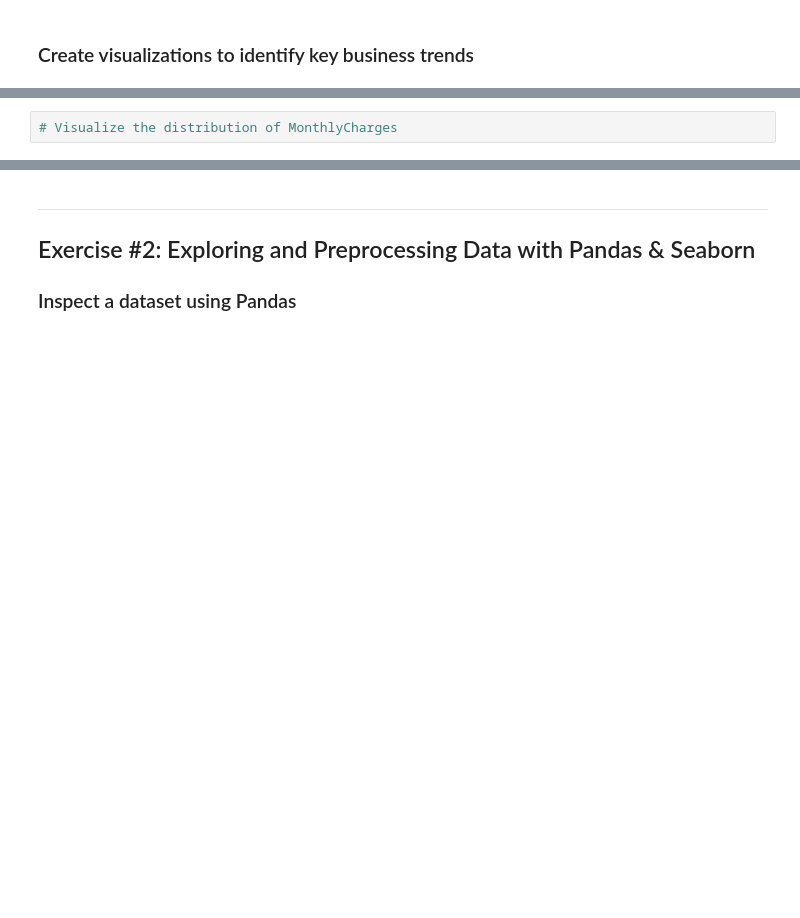
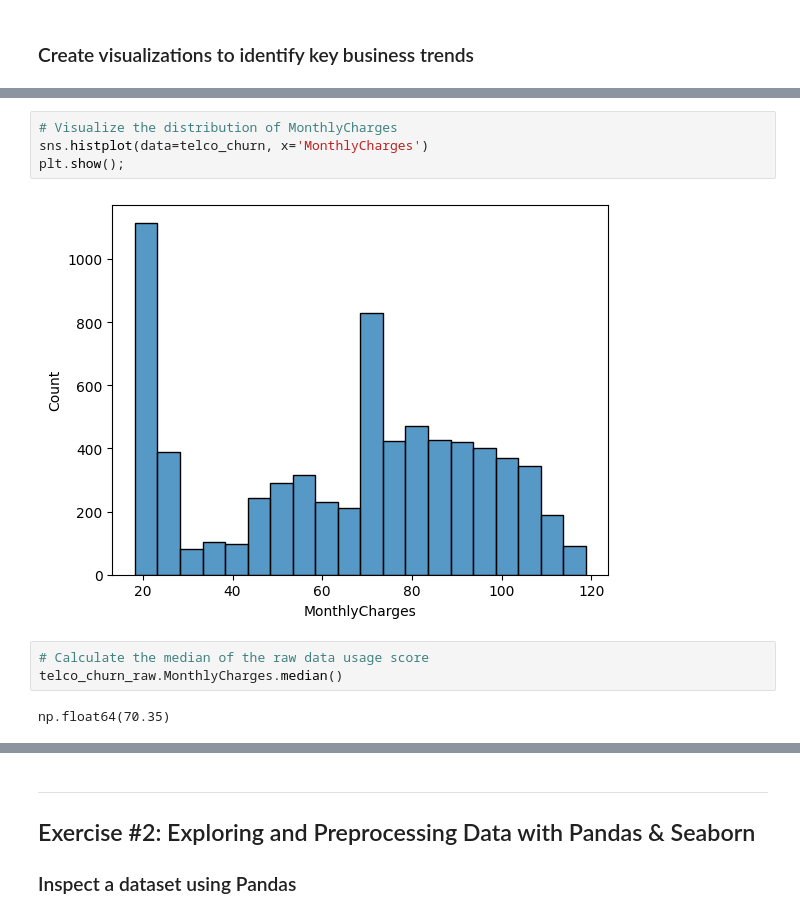
Before and after one commit to ismayc/oreilly-ml-for-data-analytics-with-python, a Jupyter notebook: exercises-2026-02.ipynb, the cells around one changed output, grey strips where cells are left out. Saved outputs shown, nothing was run; the diff lists cells and outputs as text; blank space fills up the shorter version.

```diff
--- a/exercises-2026-02.ipynb
+++ b/exercises-2026-02.ipynb
@@ -101,4 +210,13 @@ marketing_campaign_raw = pd.read_csv('marketing_campaign.csv')
 # %%
 # Visualize the distribution of MonthlyCharges
+sns.histplot(data=telco_churn, x='MonthlyCharges')
+plt.show();
+# %% [output]
+[figure, added]
+# %%
+# Calculate the median of the raw data usage score
+telco_churn_raw.MonthlyCharges.median()
+# %% [output]
+np.float64(70.35)
 # %%
 # Look at the relationship between AvgServiceUsageScore and MonthlyCharges
```
Also changed, not shown: parts of 12 cells of this notebook, 1 other file.
